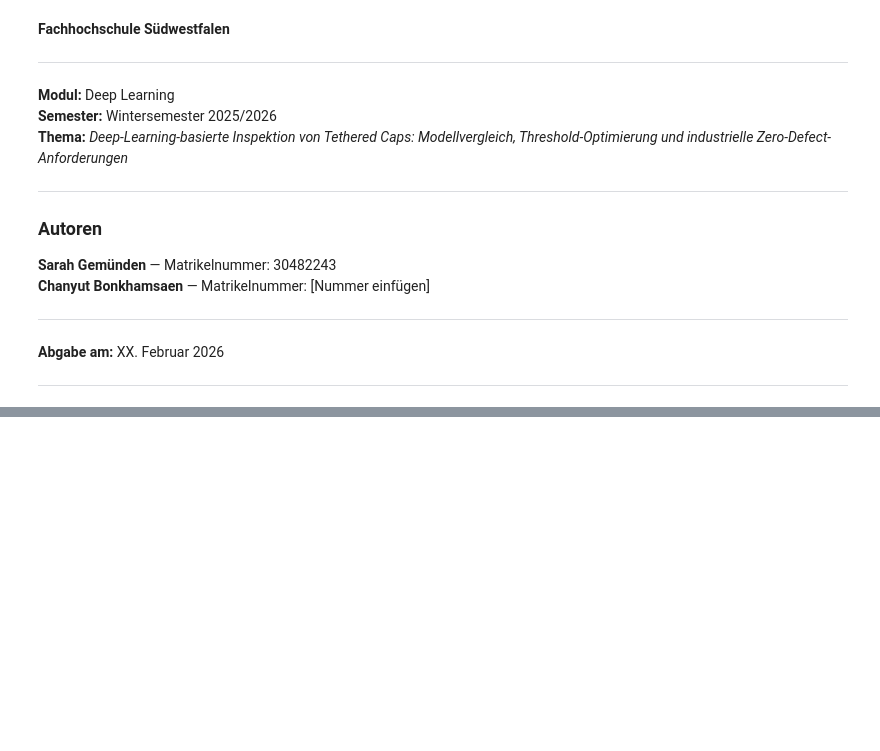
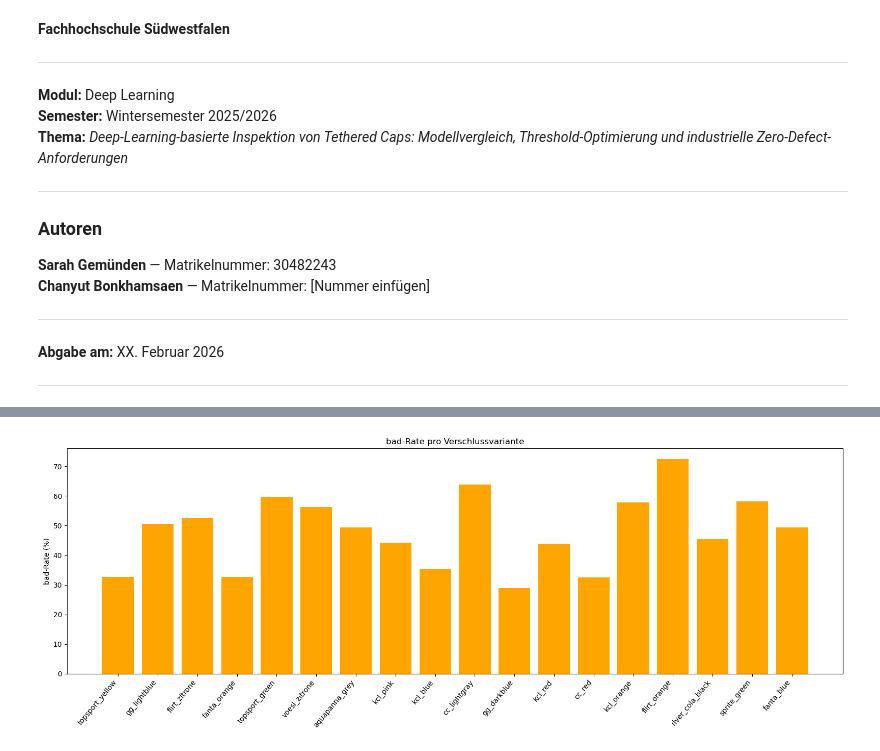
Before and after one commit to gemuendens/DL_TethteredCaps, a Jupyter notebook: DL_TethteredCaps.ipynb, the cells around one changed output, grey strips where cells are left out. Saved outputs shown, nothing was run; the diff lists cells and outputs as text; code cells hidden in the pictures; blank space fills up the shorter version.

```diff
--- a/DL_TethteredCaps.ipynb
+++ b/DL_TethteredCaps.ipynb
@@ -30,0 +219,17 @@
+# %%
+# bad-Rate berechnen
+bad_rates = [
+    (variant_stats[v]["bad"] / (variant_stats[v]["good"] + variant_stats[v]["bad"])) * 100
+    for v in variants
+]
+
+plt.figure(figsize=(16, 6))
+plt.bar(variants, bad_rates, color="orange")
+
+plt.xticks(rotation=50, ha="right")
+plt.ylabel("bad-Rate (%)")
+plt.title("bad-Rate pro Verschlussvariante")
+plt.tight_layout()
+plt.show()
+# %% [output]
+[figure, added]
```
Also changed, not shown: parts of 43 cells of this notebook, 3 other files.
